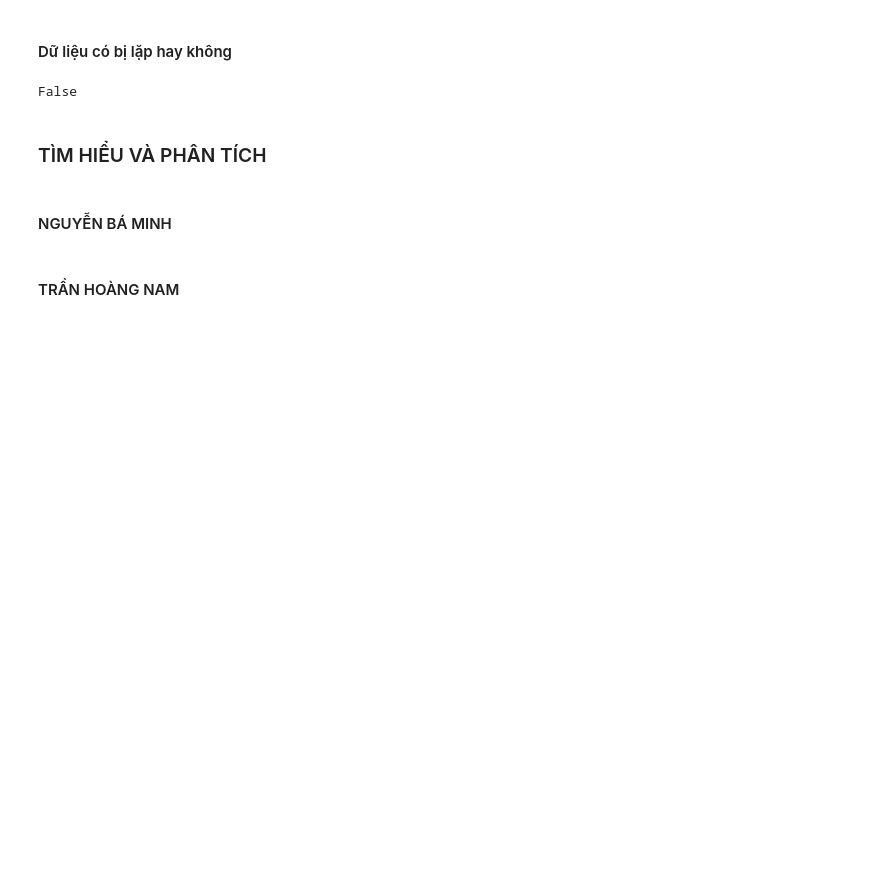
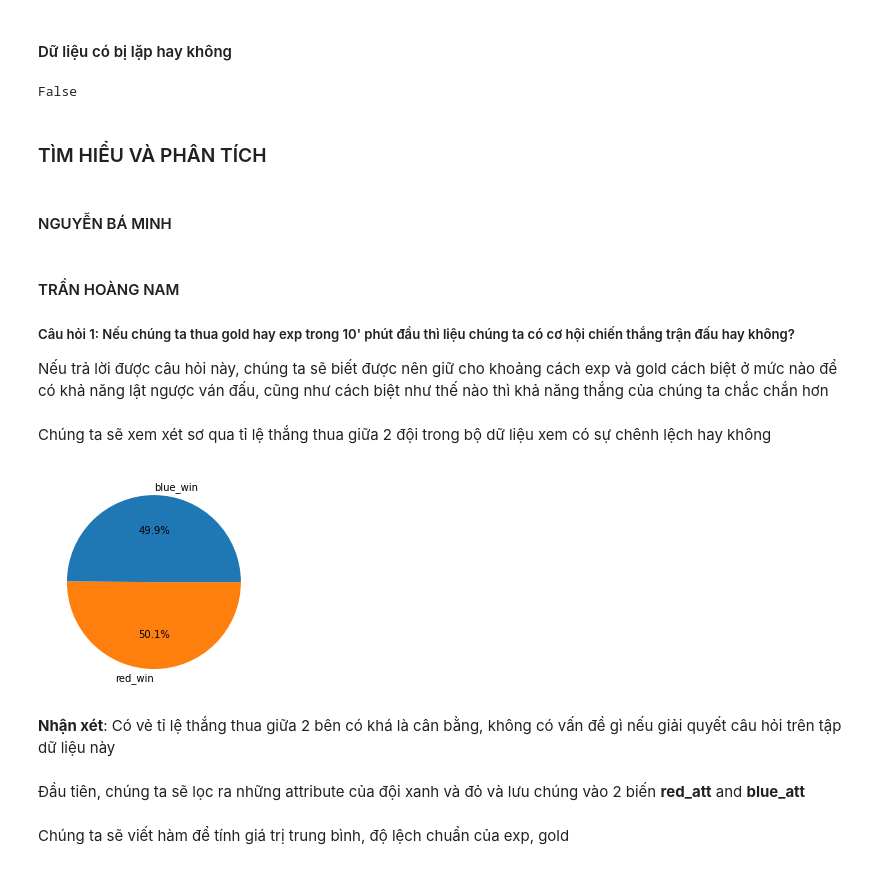
Before and after one commit to thnam4500/LTKHDL_FINAL, a Jupyter notebook: 19127472_19127481.ipynb, the cells around one changed output. Saved outputs shown, nothing was run; the diff lists cells and outputs as text; code cells hidden in the pictures; blank space fills up the shorter version.

```diff
--- a/19127472_19127481.ipynb
+++ b/19127472_19127481.ipynb
@@ -70,3 +71,18 @@ False
 #### NGUYỄN BÁ MINH
 # %% [markdown]
 #### TRẦN HOÀNG NAM
+##### Câu hỏi 1: Nếu chúng ta thua gold hay exp trong 10' phút đầu thì liệu chúng ta có cơ hội chiến thắng trận đấu hay không?
+Nếu trả lời được câu hỏi này, chúng ta sẽ biết được nên giữ cho khoảng cách exp và gold cách biệt ở mức nào để có khả năng lật ngược ván đấu, cũng như cách biệt như thế nào thì khả năng thắng của chúng ta chắc chắn hơn
+# %% [markdown]
+Chúng ta sẽ xem xét sơ qua tỉ lệ thắng thua giữa 2 đội trong bộ dữ liệu xem có sự chênh lệch hay không
+# %%
+blue_win_percent = (data_df['blueWins']==1).mean()*100
+red_win_percent = 100 - blue_win_percent
+plt.pie([blue_win_percent,red_win_percent],labels=['blue_win','red_win'],autopct='%1.1f%%')
+plt.show()
+# %% [output]
+[figure, added]
+# %% [markdown]
+**Nhận xét**: Có vẻ tỉ lệ thắng thua giữa 2 bên có khá là cân bằng, không có vấn đề gì nếu giải quyết câu hỏi trên tập dữ liệu này
+# %% [markdown]
+Đầu tiên, chúng ta sẽ lọc ra những attribute của đội xanh và đỏ và lưu chúng vào 2 biến **red_att** and **blue_att**
@@ -72,0 +93,2 @@ False
+# %% [markdown]
+Chúng ta sẽ viết hàm để tính giá trị trung bình, độ lệch chuẩn của exp, gold
```
Also changed, not shown: parts of 52 cells of this notebook.
